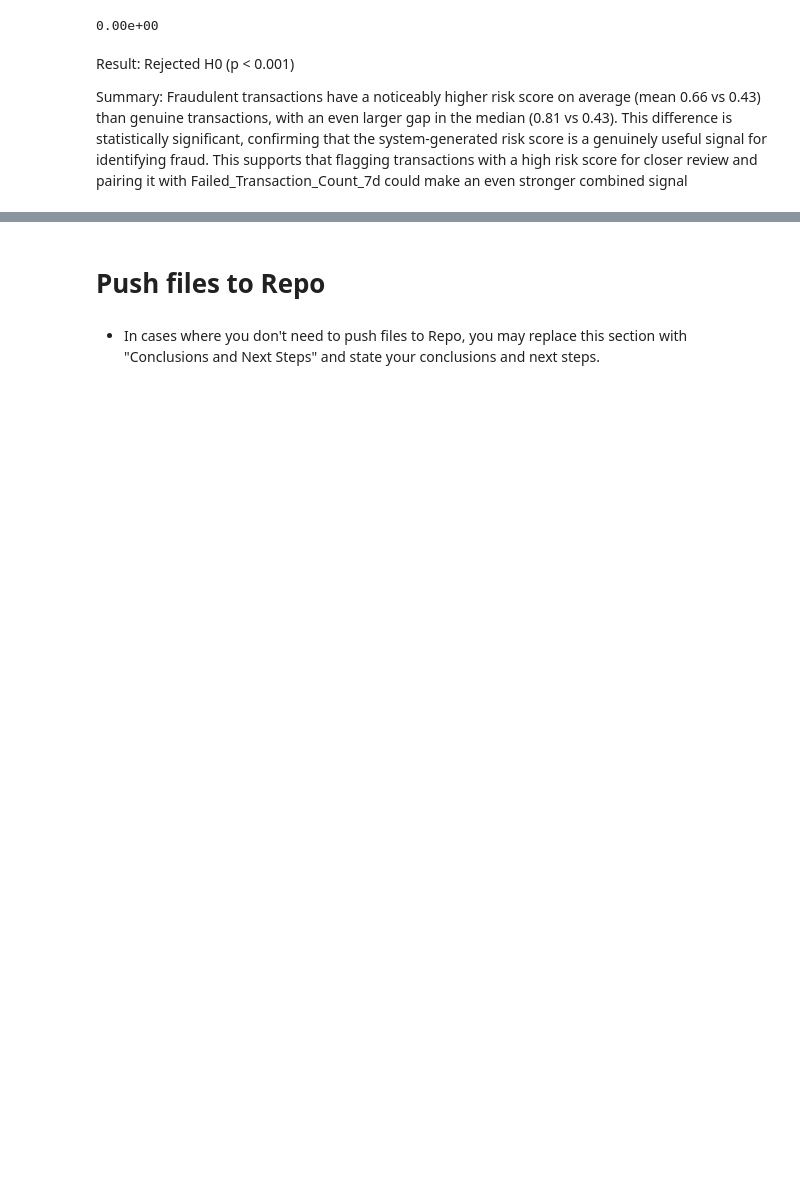
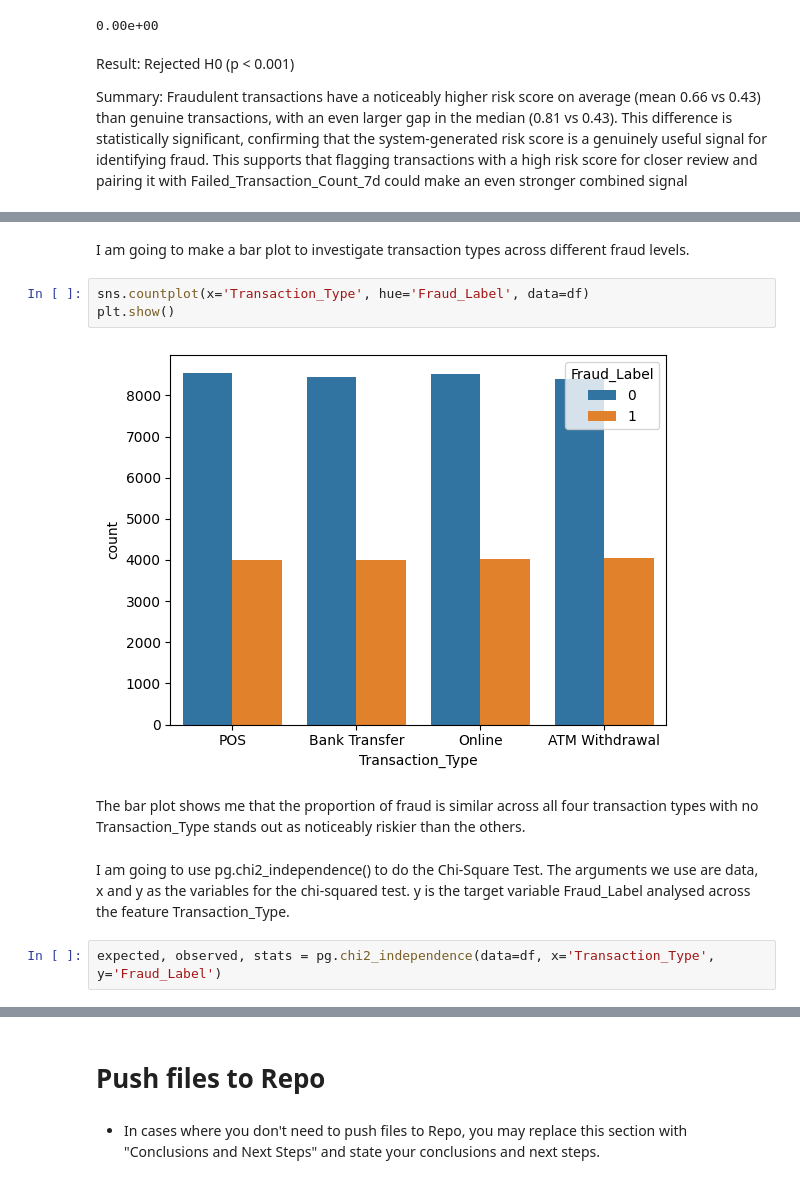
Before and after one commit to navmann99/Fraud-Analysis, a Jupyter notebook: jupyter_notebooks/02-EDA.ipynb, the cells around one changed output, grey strips where cells are left out. Drawn from its saved outputs; the diff is of its cells as text; blank space fills up the shorter version.

```diff
--- a/jupyter_notebooks/02-EDA.ipynb
+++ b/jupyter_notebooks/02-EDA.ipynb
@@ -221,0 +236,13 @@ Summary: Fraudulent transactions have a noticeably higher risk score on average
+# %% [markdown]
+I am going to make a bar plot to investigate transaction types across different fraud levels.
+# %%
+sns.countplot(x='Transaction_Type', hue='Fraud_Label', data=df)
+plt.show()
+# %% [output]
+[figure, added]
+# %% [markdown]
+The bar plot shows me that the proportion of fraud is similar across all four transaction types with no Transaction_Type stands out as noticeably riskier than the others.
+# %% [markdown]
+I am going to use pg.chi2_independence() to do the Chi-Square Test. The arguments we use are data, x and y as the variables for the chi-squared test. y is the target variable Fraud_Label analysed across the feature Transaction_Type.
+# %%
+expected, observed, stats = pg.chi2_independence(data=df, x='Transaction_Type', y='Fraud_Label')
```
Also changed, not shown: parts of 10 cells of this notebook.
